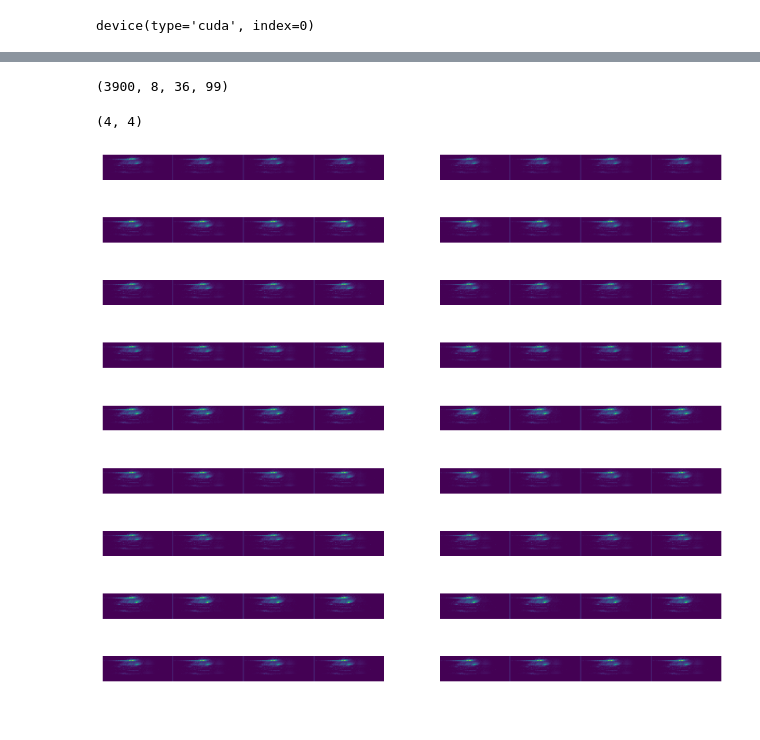
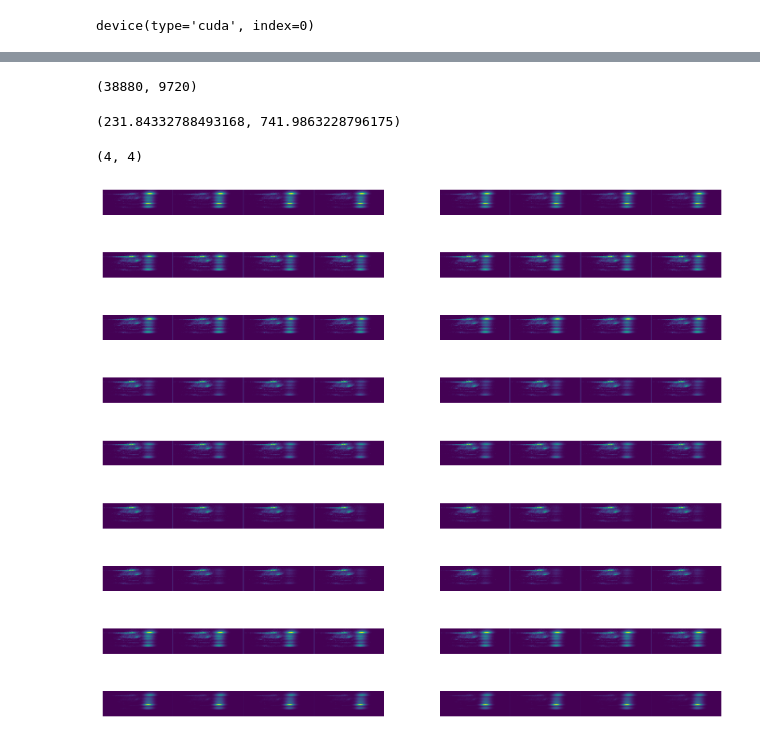
Before and after one commit to ARCLab-MIT/mocat-ml, a Jupyter notebook: nbs/end2end.ipynb, the cells around one changed output, grey strips where cells are left out. Saved outputs shown, nothing was run; the diff lists cells and outputs as text; code cells hidden in the pictures.

```diff
--- a/nbs/end2end.ipynb
+++ b/nbs/end2end.ipynb
@@ -88,28 +102,28 @@ splits
-# %%
-data_sw = sliding_window_view(data, (data.shape[0], config.lookback + config.horizon,
-                                 data.shape[-2], data.shape[-1]),
-                                 (data.shape[0], config.stride,
-                                  data.shape[-2], data.shape[-1]))
-samples_per_simulation = data_sw.shape[1]
-data_sw = data_sw.squeeze().transpose([1,0,2,3,4])
-data_sw = data_sw.reshape(-1, *data_sw.shape[2:])
-data_sw.shape
-# %% [output]
-(3900, 8, 36, 99)
+# %%
+ds = DensityData(data_sw, lbk=config.lookback, h=config.horizon)
+train_idxs = calculate_sample_idxs(splits[0], samples_per_simulation)
+valid_idxs = calculate_sample_idxs(splits[1], samples_per_simulation)
+len(train_idxs), len(valid_idxs)
+# %% [output]
+(38880, 9720)
+# %%
+mocat_stats = (np.mean(data[splits[0]]), np.std(data[splits[0]]))
+mocat_stats
+# %% [output]
+(231.84332788493168, 741.9863228796175)
 # %%
-ds = DensityData(data_sw, lbk=config.lookback, h=config.horizon)
-train_tl = TfmdLists(calculate_sample_idxs(splits[0], samples_per_simulation),
-                     DensityTupleTransform(ds))
-valid_tl = TfmdLists(calculate_sample_idxs(splits[1], samples_per_simulation),
-                     DensityTupleTransform(ds))
-dls = DataLoaders.from_dsets(train_tl, valid_tl, bs=config.bs,
-                             device=default_device())
+# Create dataloaders
+train_tl = TfmdLists(train_idxs, DensityTupleTransform(ds))
+valid_tl = TfmdLists(valid_idxs, DensityTupleTransform(ds))
+dls = DataLoaders.from_dsets(train_tl, valid_tl, bs=config.bs, device=default_device(),
+                            after_batch=[Normalize.from_stats(*mocat_stats)] if \
+                             config.normalize else None)
 dls.show_batch()
 foo, bar = dls.one_batch()
 len(foo), len(bar)
 # %% [output]
 (4, 4)
-[figure, old version]
+[figure, new version]
 # %%
 loss_func = StackLoss(MSELossFlat())
 # %%
```
Also changed, not shown: parts of 14 cells of this notebook, 1 other file.
